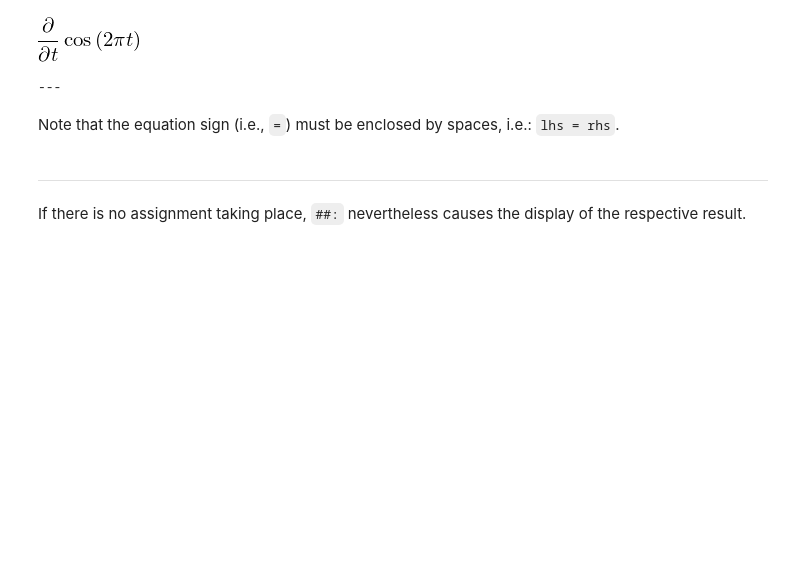
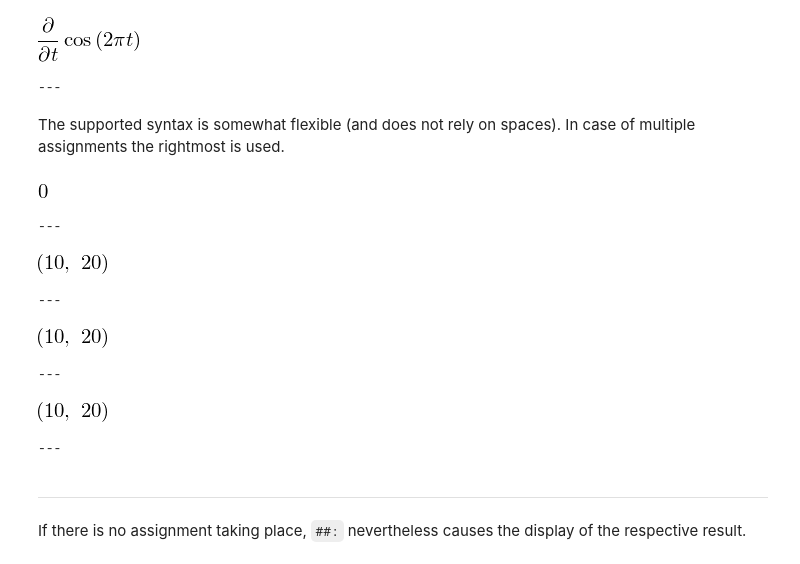
Before and after one commit to cknoll/ipydex, a Jupyter notebook: examples/displaytools-example.ipynb, the cells around one changed output. Drawn from its saved outputs; the diff is of its cells as text; code cells hidden in the pictures; blank space fills up the shorter version.

Commit message:
make displaytools-comments work with syntax like w=x ##: (without spaces)

```diff
--- a/examples/displaytools-example.ipynb
+++ b/examples/displaytools-example.ipynb
@@ -34,8 +34,22 @@ ydot1_obj = y1.diff(t, evaluate=False) ##:
 ---
 [figure]
 ---
-# %% [markdown]
-Note that the equation sign (i.e., `=`) must be enclosed by spaces, i.e.: `lhs = rhs`.
+# %% [markdown]
+The supported syntax is somewhat flexible (and does not rely on spaces). In case of multiple assignments the rightmost is used.
+# %%
+w=0 ##:
+w1, w2= 10, 20 ##:
+w1, w2,=w= 10, 20 ##:
+w = w1, w2 = 10, 20 ##:
+# %% [output]
+[figure, added]
+---
+[figure, added]
+---
+[figure, added]
+---
+[figure, added]
+---
 # %% [markdown]
 ---
 
```
Also changed, not shown: parts of 1 cell of this notebook, 4 other files.
